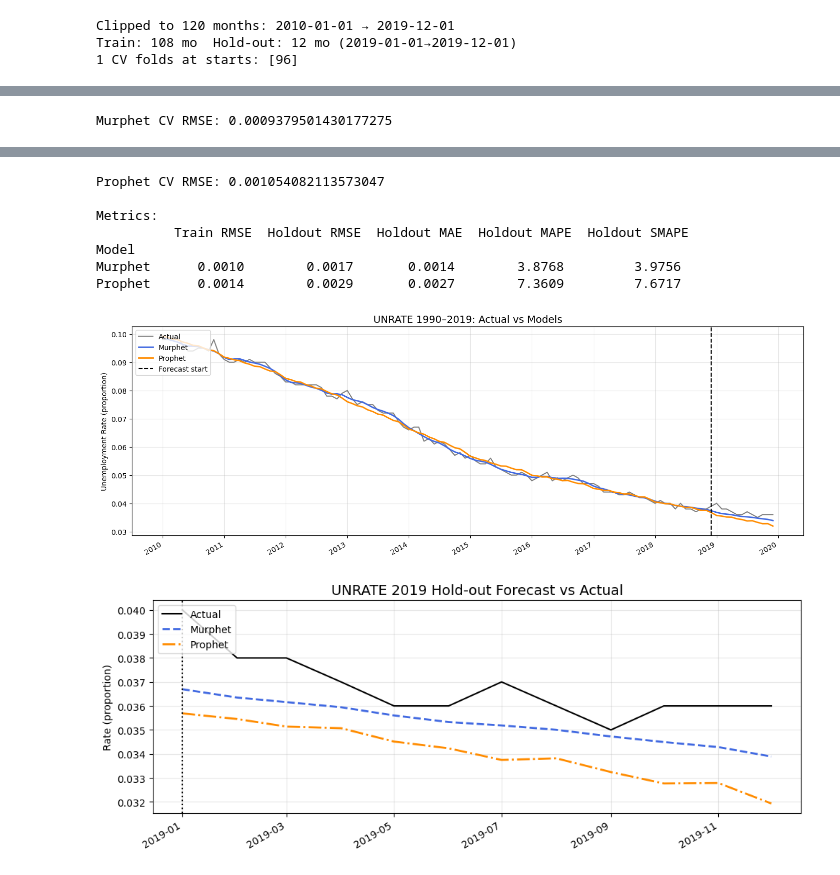
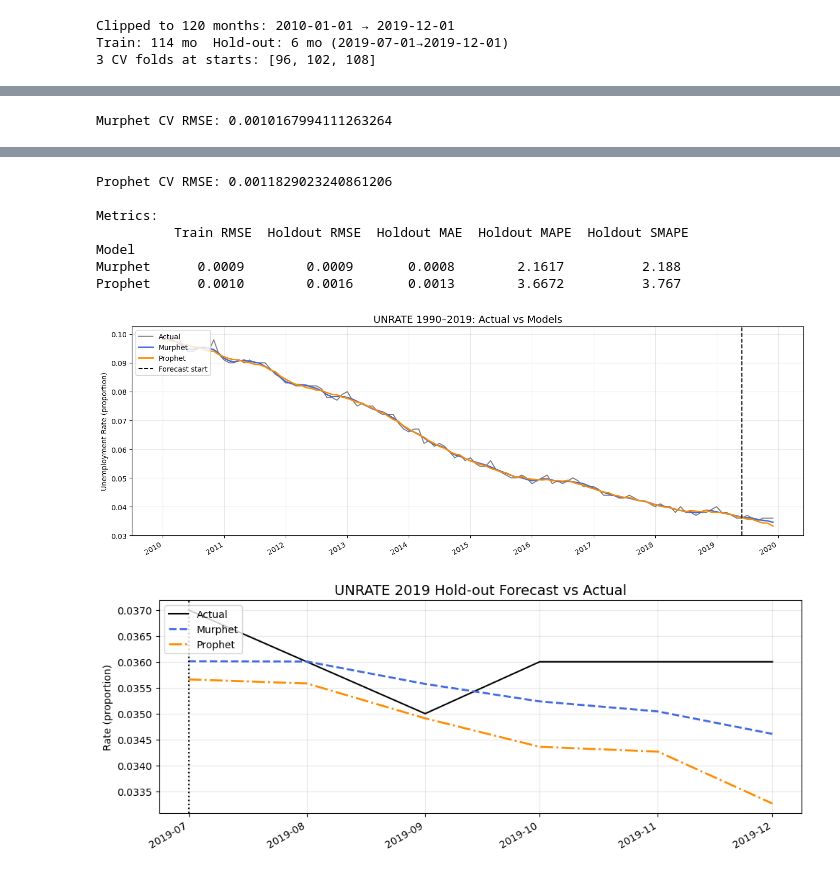
Before and after one commit to Halsted312/murphet, a Jupyter notebook: examples/UNRATE_compare.ipynb, the cells around one changed output, grey strips where cells are left out. Drawn from its saved outputs; the diff is of its cells as text; code cells hidden in the pictures.

```diff
--- a/examples/UNRATE_compare.ipynb
+++ b/examples/UNRATE_compare.ipynb
@@ -38,7 +38,7 @@ print(f"Clipped to {len(df)} months: {df.ds.min().date()} → {df.ds.max().date(
 # ─────────────────────────────────────────────────────────────────────────────
 # 2) Train / hold‑out split (last 12 mo)
 # ─────────────────────────────────────────────────────────────────────────────
-HOLDOUT_MO = 12
+HOLDOUT_MO = 6
 train_df   = df.iloc[:-HOLDOUT_MO].copy()
 test_df    = df.iloc[-HOLDOUT_MO:].copy()
 
@@ -48,7 +48,7 @@ print(f"Train: {len(train_df)} mo  Hold‑out: {len(test_df)} mo ({test_df.d
 # 3) Rolling CV setup on train
 # ─────────────────────────────────────────────────────────────────────────────
 INIT_MONTHS = 96  # 10 yrs
-CV_HORIZON  = 12   # 2 yrs
+CV_HORIZON  = 6   # 2 yrs
 CV_STEP     = 6   # yearly slide
 
 fold_starts = list(range(
@@ -117,13 +117,13 @@ def cv_objective(make_cfg,is_murphet):
 
 # tune Murphet
 mur = optuna.create_study(direction="minimize",sampler=optuna.samplers.TPESampler(seed=42))
-mur.optimize(cv_objective(mur_cfg,True),n_trials=100)
+mur.optimize(cv_objective(mur_cfg,True),n_trials=120)
 best_mur = mur_cfg(mur.best_trial)
 print("Murphet CV RMSE:",mur.best_value)
 
 # tune Prophet
 pp = optuna.create_study(direction="minimize",sampler=optuna.samplers.TPESampler(seed=42))
-pp.optimize(cv_objective(prop_cfg,False),n_trials=100)
+pp.optimize(cv_objective(prop_cfg,False),n_trials=120)
 best_prop = prop_cfg(pp.best_trial)
 print("Prophet CV RMSE:",pp.best_value)
 
@@ -190,3 +189,3 @@ fig.autofmt_xdate(); plt.tight_layout(); plt.show()
 Clipped to 120 months: 2010-01-01 → 2019-12-01
-Train: 108 mo  Hold‑out: 12 mo (2019-01-01→2019-12-01)
-1 CV folds at starts: [96]
+Train: 114 mo  Hold‑out: 6 mo (2019-07-01→2019-12-01)
+3 CV folds at starts: [96, 102, 108]
@@ -210 +209 @@ Train: 108 mo  Hold‑out: 12 mo (2019-01-01→2019-12-01)
-Murphet CV RMSE: 0.0009379501430177275
+Murphet CV RMSE: 0.0010167994111263264
@@ -228,9 +227,9 @@ Murphet CV RMSE: 0.0009379501430177275
-Prophet CV RMSE: 0.001054082113573047
+Prophet CV RMSE: 0.0011829023240861206
 
 Metrics:
           Train RMSE  Holdout RMSE  Holdout MAE  Holdout MAPE  Holdout SMAPE
 Model
-Murphet      0.0010        0.0017       0.0014        3.8768         3.9756
-Prophet      0.0014        0.0029       0.0027        7.3609         7.6717
+Murphet      0.0009        0.0009       0.0008        2.1617          2.188
+Prophet      0.0010        0.0016       0.0013        3.6672          3.767
-[figure, old version]
+[figure, new version]
-[figure, old version]
+[figure, new version]
```
Also changed, not shown: parts of 1 cell of this notebook.
